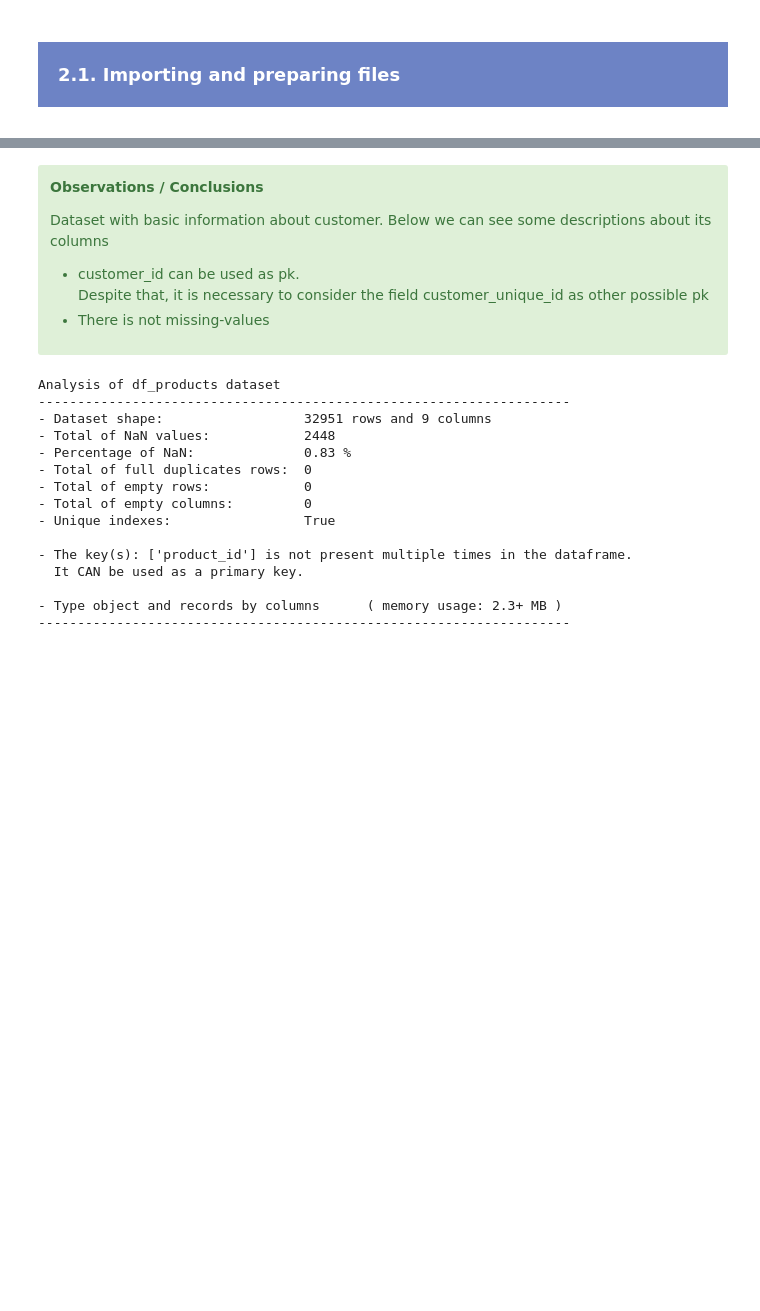
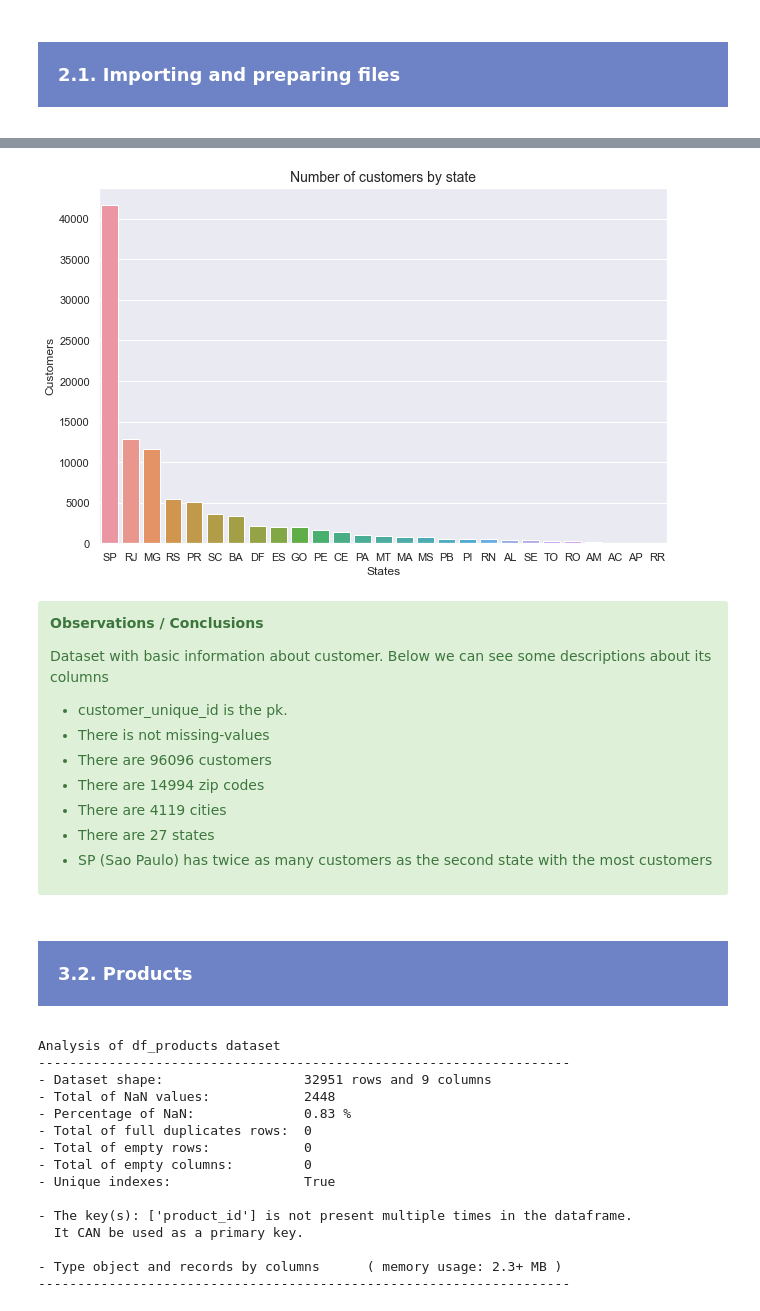
Before and after one commit to samirhinojosa/OC-P5-segment-customers-of-website, a Jupyter notebook: analysis_notebook.ipynb, the cells around one changed output, grey strips where cells are left out. Drawn from its saved outputs; the diff is of its cells as text; code cells hidden in the pictures; blank space fills up the shorter version.

Commit message:
initial analysis

```diff
--- a/analysis_notebook.ipynb
+++ b/analysis_notebook.ipynb
@@ -17,17 +17,13 @@
     <h3 style="margin: auto; padding: 20px; color:#fff; ">1.1. Libraries and functions</h3>
 </div>
 # %%
-## df_analysis
-import io
-import gc
-import timeit
-import math
-from math import prod
-
 ## General
 import pandas as pd
-import numpy as np
-from numpy import asarray
-from numpy.random import seed, randint
 import matplotlib.pyplot as plt
 import seaborn as sns
+
+## Own specific functions
+from  functions import *
+
+%matplotlib inline
+sns.set_theme(style="darkgrid")
@@ -151,12 +36,15 @@ def df_analysis(df, name_df, *args, **kwargs):
     <h3 style="margin: auto; padding: 20px; color:#fff; ">2.1. Importing and preparing files</h3>
 </div>
 # %%
-df_customer = pd.read_csv(r"datasets\olist_customers_dataset.csv")
+df_customers = pd.read_csv(r"datasets\olist_customers_dataset.csv")
+df_products = pd.read_csv(r"datasets\olist_products_dataset.csv")
+
+
 df_geolocation = pd.read_csv(r"datasets\olist_geolocation_dataset.csv")
 df_order_items = pd.read_csv(r"datasets\olist_order_items_dataset.csv")
 df_order_payments = pd.read_csv(r"datasets\olist_order_payments_dataset.csv")
 df_order_reviews = pd.read_csv(r"datasets\olist_order_reviews_dataset.csv")
 df_orders = pd.read_csv(r"datasets\olist_orders_dataset.csv")
-df_products = pd.read_csv(r"datasets\olist_products_dataset.csv")
+
 df_sellers = pd.read_csv(r"datasets\olist_sellers_dataset.csv")
-df_product_category_name_translation = pd.read_csv(r"datasets\product_category_name_translation.csv")
+df_product_category_name_translations = pd.read_csv(r"datasets\product_category_name_translation.csv")
@@ -204,12 +131,32 @@ df_customer.head()
+# %%
+fig = plt.subplots(figsize=(9, 6))
+plot = sns.barplot(x=df_customers["customer_state"].value_counts().index, y=df_customers["customer_state"].value_counts(), data=df_customers)
+plt.xlabel("States", size=12)
+plt.ylabel("Customers", size=12)
+plt.title("Number of customers by state", size=14)
+plt.tight_layout()
+plt.savefig("images/number-of-customer-by-state.png")
+plt.show()
+# %% [output]
+[figure, added]
 # %% [markdown]
 <div class="alert alert-block alert-success">
     <p><b>Observations / Conclusions</b></p>
     <p>Dataset with basic information about customer. Below we can see some descriptions about its columns</p>
     <ul>
-        <li>customer_id can be used as pk.<br>Despite that, it is necessary to consider the field customer_unique_id as other possible pk</li>
+        <li>customer_unique_id is the pk.</li>
         <li>There is not missing-values</li>
+        <li>There are 96096 customers</li>
+        <li>There are 14994 zip codes</li>
+        <li>There are 4119 cities</li>
+        <li>There are 27 states</li>
+        <li>SP (Sao Paulo) has twice as many customers as the second state with the most customers </li>
     </ul>
 </div>
+# %% [markdown]
+<div style="background-color: #6D83C5;" >
+    <h3 style="margin: auto; padding: 20px; color:#fff; ">3.2. Products</h3>
+</div>
 # %%
 df_analysis(df_products, "df_products", columns=["product_id"], type_analysis="complete")
 # %% [output]
```
Also changed, not shown: parts of 54 cells of this notebook, 6 other files.
